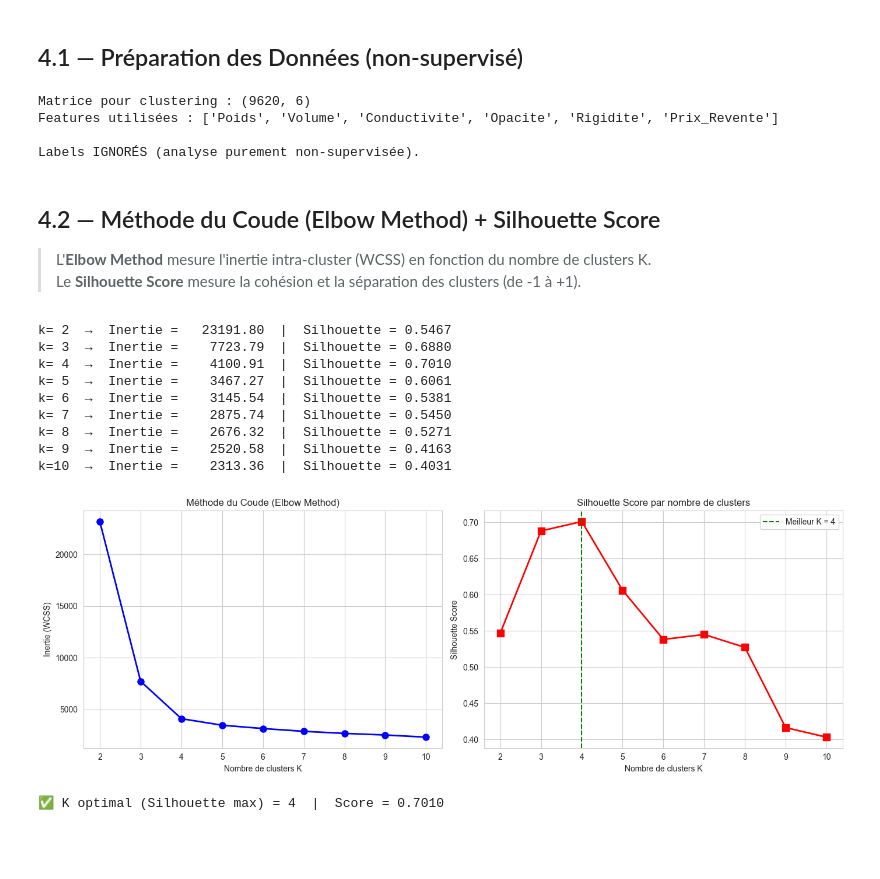
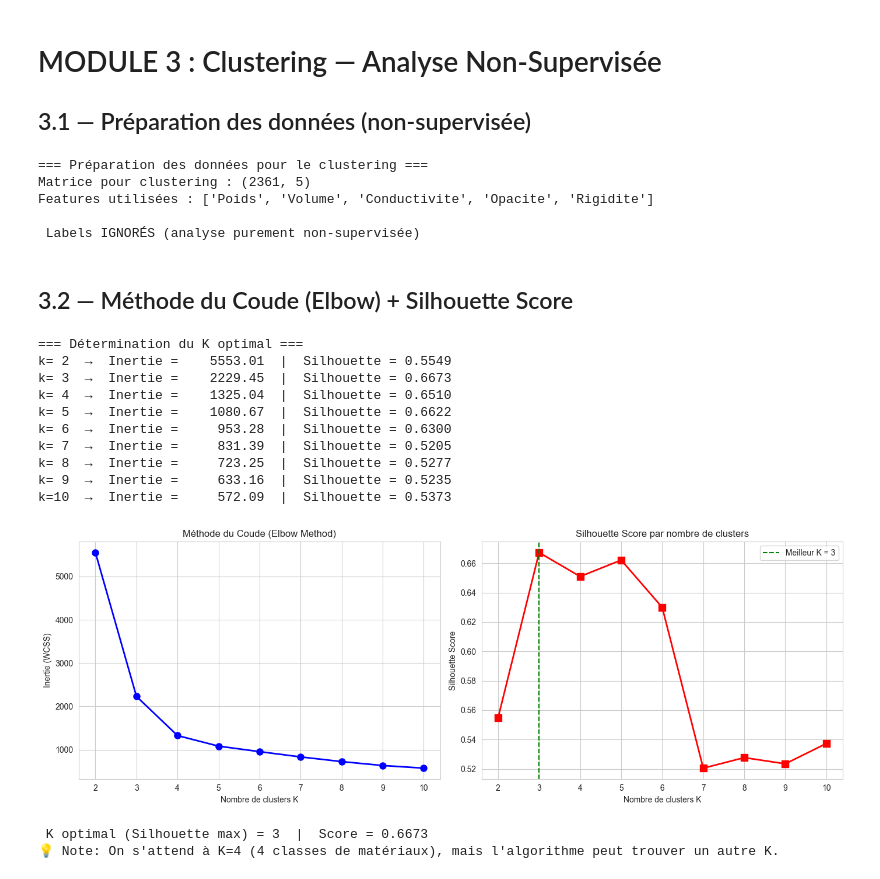
Before and after one commit to baccarifarah/eco-smart-classifier, a Jupyter notebook: src/clustering/clustering.ipynb, the cells around one changed output. Saved outputs shown, nothing was run; the diff lists cells and outputs as text; code cells hidden in the pictures; blank space fills up the shorter version.

```diff
--- a/src/clustering/clustering.ipynb
+++ b/src/clustering/clustering.ipynb
@@ -6,8 +29,16 @@
 # %% [markdown]
-## 4.1 — Préparation des Données (non-supervisé)
+
+# MODULE 3 : Clustering — Analyse Non-Supervisée
+
+
+## 3.1 — Préparation des données (non-supervisée)
 # %%
+# ========== 3.1 PRÉPARATION DES DONNÉES POUR CLUSTERING ==========
+print("=== Préparation des données pour le clustering ===")
+
 # On ignore les labels — toutes les features numériques uniquement
-features_cluster = num_cols  # ['Poids', 'Volume', 'Conductivite', 'Opacite', 'Rigidite', 'Prix_Revente']
+# Exclure Prix_Revente qui est trop corrélé avec Conductivite (0.90)
+features_cluster = ['Poids', 'Volume', 'Conductivite', 'Opacite', 'Rigidite']
 
 X_cluster = df_clean[features_cluster].copy()
 
@@ -17,67 +48,70 @@ X_clust_scaled = scaler_clust.fit_transform(X_cluster)
 
 print(f"Matrice pour clustering : {X_clust_scaled.shape}")
 print(f"Features utilisées : {features_cluster}")
-print("\nLabels IGNORÉS (analyse purement non-supervisée).")
+print("\n Labels IGNORÉS (analyse purement non-supervisée)")
 # %% [output]
-Matrice pour clustering : (9620, 6)
-Features utilisées : ['Poids', 'Volume', 'Conductivite', 'Opacite', 'Rigidite', 'Prix_Revente']
+=== Préparation des données pour le clustering ===
+Matrice pour clustering : (2361, 5)
+Features utilisées : ['Poids', 'Volume', 'Conductivite', 'Opacite', 'Rigidite']
 
-Labels IGNORÉS (analyse purement non-supervisée).
+ Labels IGNORÉS (analyse purement non-supervisée)
-# %% [markdown]
-## 4.2 — Méthode du Coude (Elbow Method) + Silhouette Score
-
-> L'**Elbow Method** mesure l'inertie intra-cluster (WCSS) en fonction du nombre de clusters K.
-> Le **Silhouette Score** mesure la cohésion et la séparation des clusters (de -1 à +1).
+# %% [markdown]
+## 3.2 — Méthode du Coude (Elbow) + Silhouette Score
 # %%
-inertias         = []
+# ========== 3.2 ELBOW + SILHOUETTE ==========
+print("\n=== Détermination du K optimal ===")
+
+inertias = []
 silhouette_scores = []
-K_range          = range(2, 11)
+K_range = range(2, 11)
 
 for k in K_range:
     km = KMeans(n_clusters=k, init='k-means++', n_init=10, random_state=42)
     km.fit(X_clust_scaled)
     inertias.append(km.inertia_)
     sil = silhouette_score(X_clust_scaled, km.labels_)
     silhouette_scores.append(sil)
     print(f"k={k:2d}  →  Inertie = {km.inertia_:10.2f}  |  Silhouette = {sil:.4f}")
 
-# ── Visualisation ─────────────────────────────────────────────────────────────
+# Visualisation
 fig, axes = plt.subplots(1, 2, figsize=(14, 5))
 
 # Elbow curve
 axes[0].plot(list(K_range), inertias, 'bo-', linewidth=2, markersize=8)
 axes[0].set_xlabel('Nombre de clusters K')
 axes[0].set_ylabel('Inertie (WCSS)')
 axes[0].set_title('Méthode du Coude (Elbow Method)')
 axes[0].grid(True)
 
 # Silhouette curve
 axes[1].plot(list(K_range), silhouette_scores, 'rs-', linewidth=2, markersize=8)
 axes[1].set_xlabel('Nombre de clusters K')
 axes[1].set_ylabel('Silhouette Score')
 axes[1].set_title('Silhouette Score par nombre de clusters')
 axes[1].grid(True)
 
-# Marquer le meilleur K
+# Marquer les meilleurs K
 best_k_sil = list(K_range)[np.argmax(silhouette_scores)]
-axes[1].axvline(best_k_sil, color='green', linestyle='--',
-                label=f'Meilleur K = {best_k_sil}')
+axes[1].axvline(best_k_sil, color='green', linestyle='--', label=f'Meilleur K = {best_k_sil}')
 axes[1].legend()
 
 plt.tight_layout()
 plt.show()
 
 print(f"\n K optimal (Silhouette max) = {best_k_sil}  |  Score = {max(silhouette_scores):.4f}")
+print(f"💡 Note: On s'attend à K=4 (4 classes de matériaux), mais l'algorithme peut trouver un autre K.")
 # %% [output]
-k= 2  →  Inertie =   23191.80  |  Silhouette = 0.5467
-k= 3  →  Inertie =    7723.79  |  Silhouette = 0.6880
-k= 4  →  Inertie =    4100.91  |  Silhouette = 0.7010
-k= 5  →  Inertie =    3467.27  |  Silhouette = 0.6061
-k= 6  →  Inertie =    3145.54  |  Silhouette = 0.5381
-k= 7  →  Inertie =    2875.74  |  Silhouette = 0.5450
-k= 8  →  Inertie =    2676.32  |  Silhouette = 0.5271
-k= 9  →  Inertie =    2520.58  |  Silhouette = 0.4163
-k=10  →  Inertie =    2313.36  |  Silhouette = 0.4031
+=== Détermination du K optimal ===
+k= 2  →  Inertie =    5553.01  |  Silhouette = 0.5549
+k= 3  →  Inertie =    2229.45  |  Silhouette = 0.6673
+k= 4  →  Inertie =    1325.04  |  Silhouette = 0.6510
+k= 5  →  Inertie =    1080.67  |  Silhouette = 0.6622
+k= 6  →  Inertie =     953.28  |  Silhouette = 0.6300
+k= 7  →  Inertie =     831.39  |  Silhouette = 0.5205
+k= 8  →  Inertie =     723.25  |  Silhouette = 0.5277
+k= 9  →  Inertie =     633.16  |  Silhouette = 0.5235
+k=10  →  Inertie =     572.09  |  Silhouette = 0.5373
-[figure, old version]
+[figure, new version]
-✅ K optimal (Silhouette max) = 4  |  Score = 0.7010
+ K optimal (Silhouette max) = 3  |  Score = 0.6673
+💡 Note: On s'attend à K=4 (4 classes de matériaux), mais l'algorithme peut trouver un autre K.
 # %% [markdown]
```
Also changed, not shown: parts of 14 cells of this notebook.
